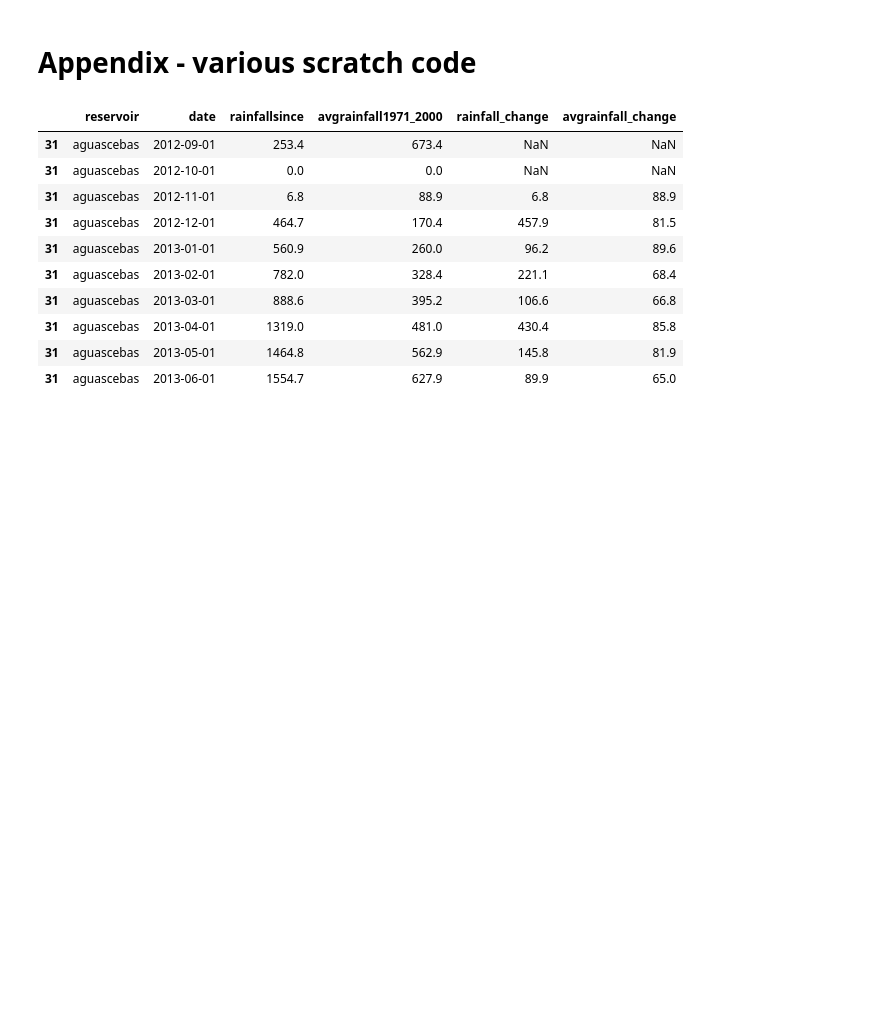
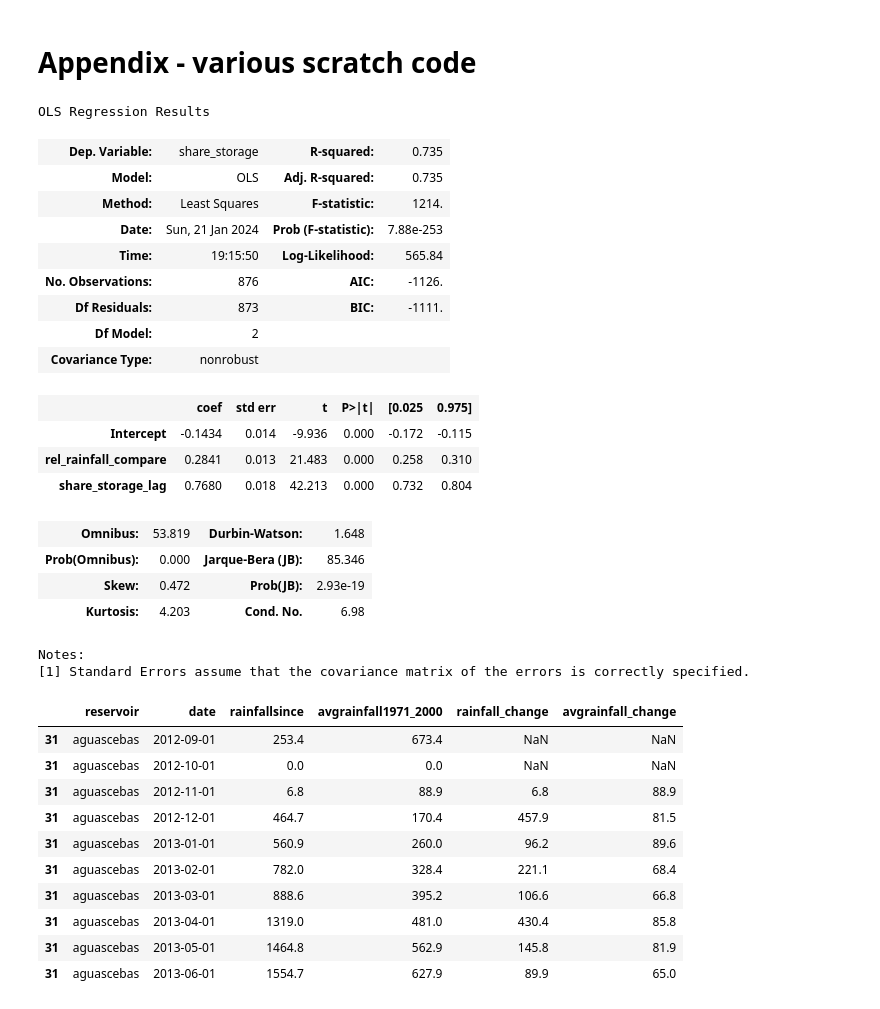
Before and after one commit to cgoldammer/andalucian-water, a Jupyter notebook: analysis.ipynb, the cells around one changed output. Drawn from its saved outputs; the diff is of its cells as text; code cells hidden in the pictures; blank space fills up the shorter version.

```diff
--- a/analysis.ipynb
+++ b/analysis.ipynb
@@ -135,7 +138,7 @@ data_yearly.loc[data_yearly.rel_rainfall > top_code, 'rel_rainfall'] = top_code
 top_code = 5
 data_yearly.loc[data_yearly.rel_rainfall_compare > top_code, 'rel_rainfall_compare'] = top_code
 # %%
-form = 'share_storage ~ rel_rainfall_compare + share_storage_lag + C(reservoir)'
+form = 'share_storage ~ rel_rainfall_compare + share_storage_lag'
 model = smf.ols(formula=form, data=data_yearly.reset_index()).fit()
 
 def get_predict(rel_rainfall_compare):
@@ -201,6 +204,29 @@ df_res * 100
 | 2024 | 25.7 | 26.6 | 61.2 |
 # %% [markdown]
 # Appendix - various scratch code
+# %%
+model.summary()
+# %% [output]
+OLS Regression Results
+| Dep. Variable: | share_storage | R-squared: | 0.735 |
+| Model: | OLS | Adj. R-squared: | 0.735 |
+| Method: | Least Squares | F-statistic: | 1214. |
+| Date: | Sun, 21 Jan 2024 | Prob (F-statistic): | 7.88e-253 |
+| Time: | 19:15:50 | Log-Likelihood: | 565.84 |
+| No. Observations: | 876 | AIC: | -1126. |
+| Df Residuals: | 873 | BIC: | -1111. |
+| Df Model: | 2 |  |  |
+| Covariance Type: | nonrobust |  |  |
+|  | coef | std err | t | P>|t| | [0.025 | 0.975] |
+| Intercept | -0.1434 | 0.014 | -9.936 | 0.000 | -0.172 | -0.115 |
+| rel_rainfall_compare | 0.2841 | 0.013 | 21.483 | 0.000 | 0.258 | 0.310 |
+| share_storage_lag | 0.7680 | 0.018 | 42.213 | 0.000 | 0.732 | 0.804 |
+| Omnibus: | 53.819 | Durbin-Watson: | 1.648 |
+| Prob(Omnibus): | 0.000 | Jarque-Bera (JB): | 85.346 |
+| Skew: | 0.472 | Prob(JB): | 2.93e-19 |
+| Kurtosis: | 4.203 | Cond. No. | 6.98 |
+Notes:
+[1] Standard Errors assume that the covariance matrix of the errors is correctly specified.
 # %%
 group_vars = ['reservoir', 'year_climatic']
 df_all = df_all.sort_values(group_vars + ['date'])
```
Also changed, not shown: parts of 1 cell of this notebook, 4 other files.
